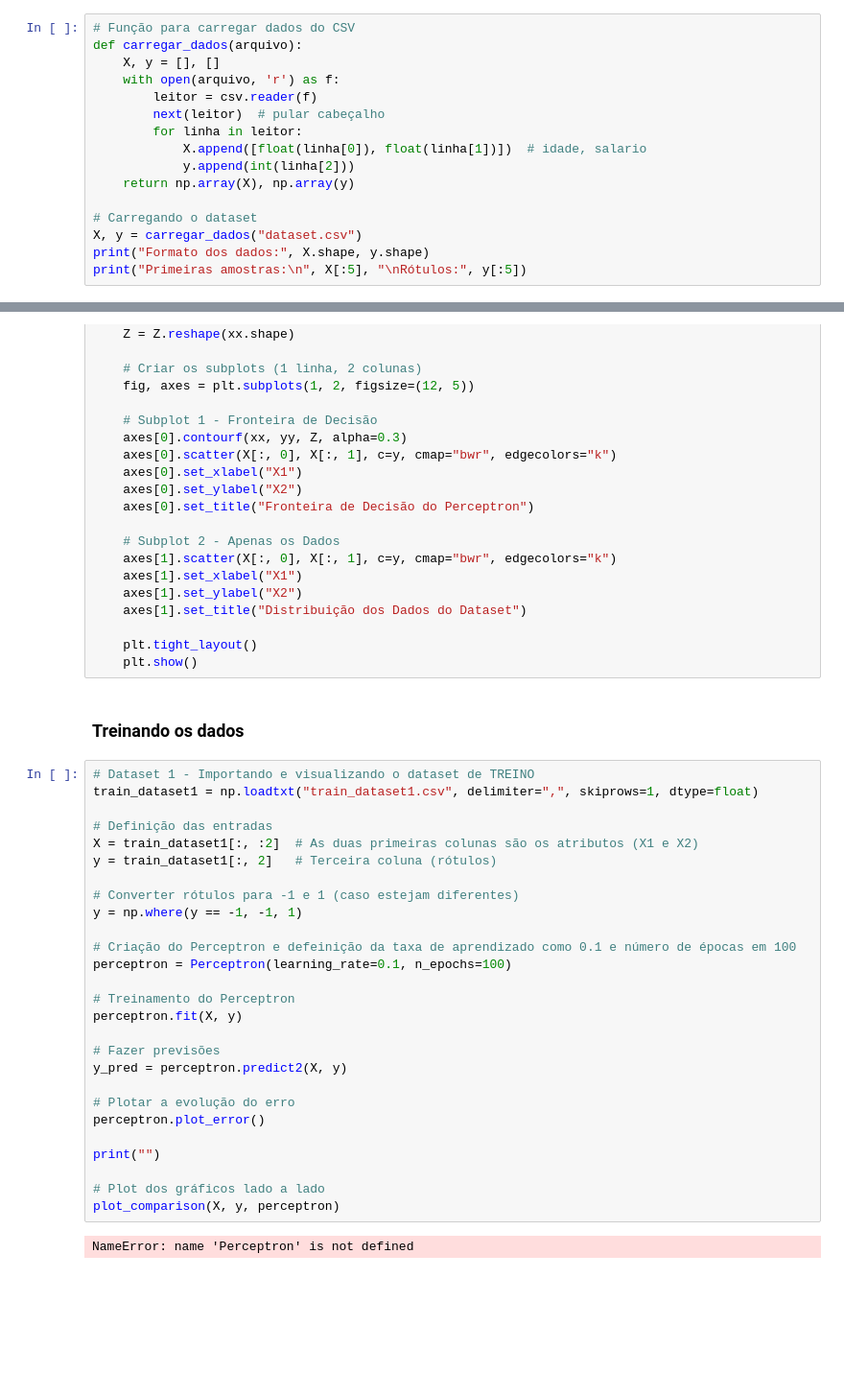
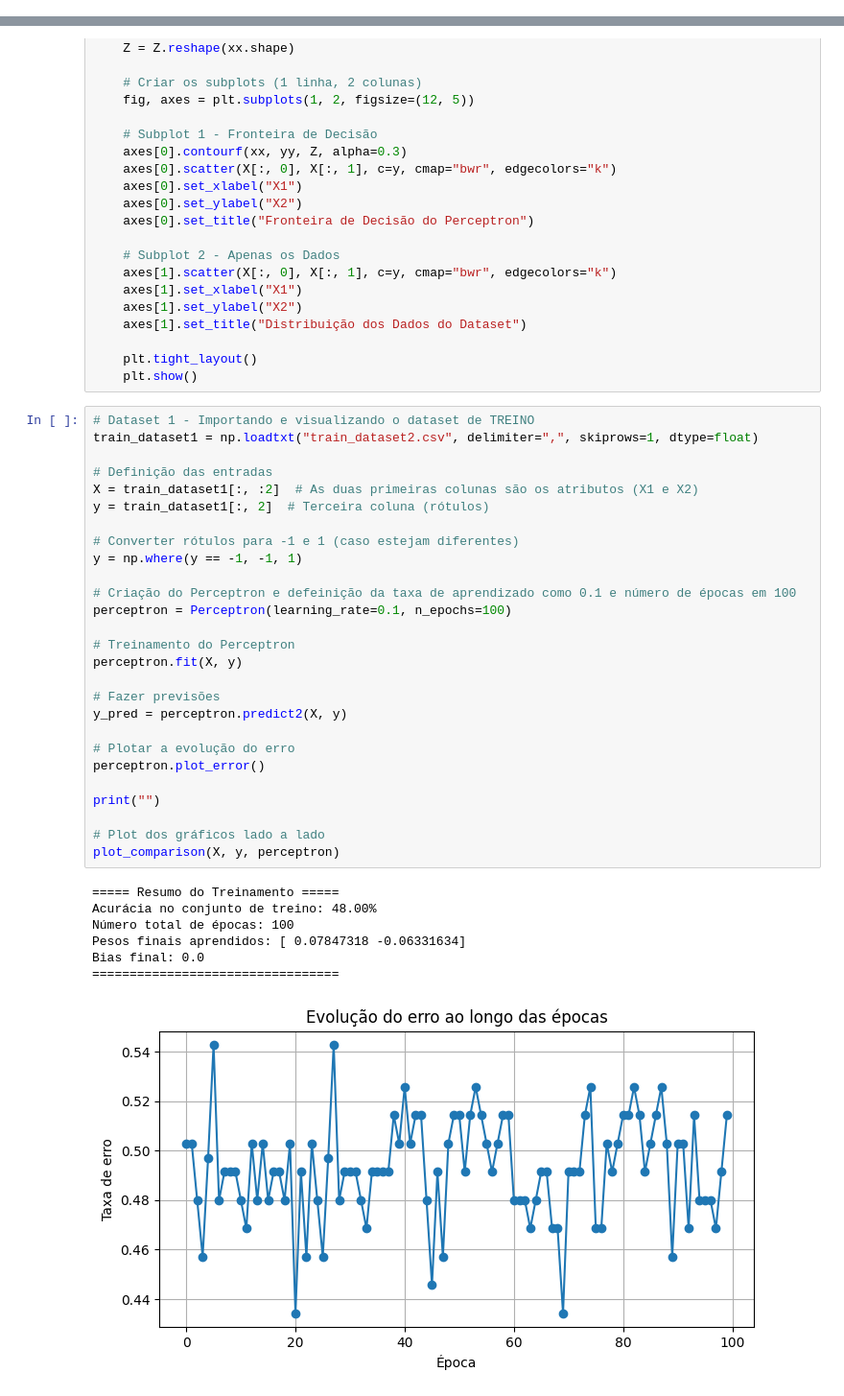
Before and after one commit to leoantoniassi/aprendizagem-de-maquina, a Jupyter notebook: Aula 9/perceptron.ipynb, the cells around one changed output, grey strips where cells are left out. Shown at 96% size. Cells and saved outputs as stored; diff of their text form; blank space fills up the shorter version.

Commit message:
alterações no perceptron

```diff
--- a/Aula 9/perceptron.ipynb
+++ b/Aula 9/perceptron.ipynb
@@ -7,16 +4,0 @@ import csv
-# %%
-# Função para carregar dados do CSV
-def carregar_dados(arquivo):
-    X, y = [], []
-    with open(arquivo, 'r') as f:
-        leitor = csv.reader(f)
-        next(leitor)  # pular cabeçalho
-        for linha in leitor:
-            X.append([float(linha[0]), float(linha[1])])  # idade, salario
-            y.append(int(linha[2]))
-    return np.array(X), np.array(y)
-
-# Carregando o dataset
-X, y = carregar_dados("dataset.csv")
-print("Formato dos dados:", X.shape, y.shape)
-print("Primeiras amostras:\n", X[:5], "\nRótulos:", y[:5])
@@ -183,34 +160,38 @@ def plot_comparison(X, y, model):
 
     plt.tight_layout()
     plt.show()
-# %% [markdown]
-### Treinando os dados
 # %%
 # Dataset 1 - Importando e visualizando o dataset de TREINO
-train_dataset1 = np.loadtxt("train_dataset1.csv", delimiter=",", skiprows=1, dtype=float)
+train_dataset1 = np.loadtxt("train_dataset2.csv", delimiter=",", skiprows=1, dtype=float)
 
 # Definição das entradas
 X = train_dataset1[:, :2]  # As duas primeiras colunas são os atributos (X1 e X2)
-y = train_dataset1[:, 2]   # Terceira coluna (rótulos)
+y = train_dataset1[:, 2]  # Terceira coluna (rótulos)
 
 # Converter rótulos para -1 e 1 (caso estejam diferentes)
 y = np.where(y == -1, -1, 1)
 
 # Criação do Perceptron e defeinição da taxa de aprendizado como 0.1 e número de épocas em 100
 perceptron = Perceptron(learning_rate=0.1, n_epochs=100)
 
 # Treinamento do Perceptron
 perceptron.fit(X, y)
 
 # Fazer previsões
 y_pred = perceptron.predict2(X, y)
 
 # Plotar a evolução do erro
 perceptron.plot_error()
 
 print("")
 
 # Plot dos gráficos lado a lado
 plot_comparison(X, y, perceptron)
 # %% [output]
-NameError: name 'Perceptron' is not defined
+===== Resumo do Treinamento =====
+Acurácia no conjunto de treino: 48.00%
+Número total de épocas: 100
+Pesos finais aprendidos: [ 0.07847318 -0.06331634]
+Bias final: 0.0
+=================================
+[figure, added]
```
Also changed, not shown: parts of 18 cells of this notebook.
